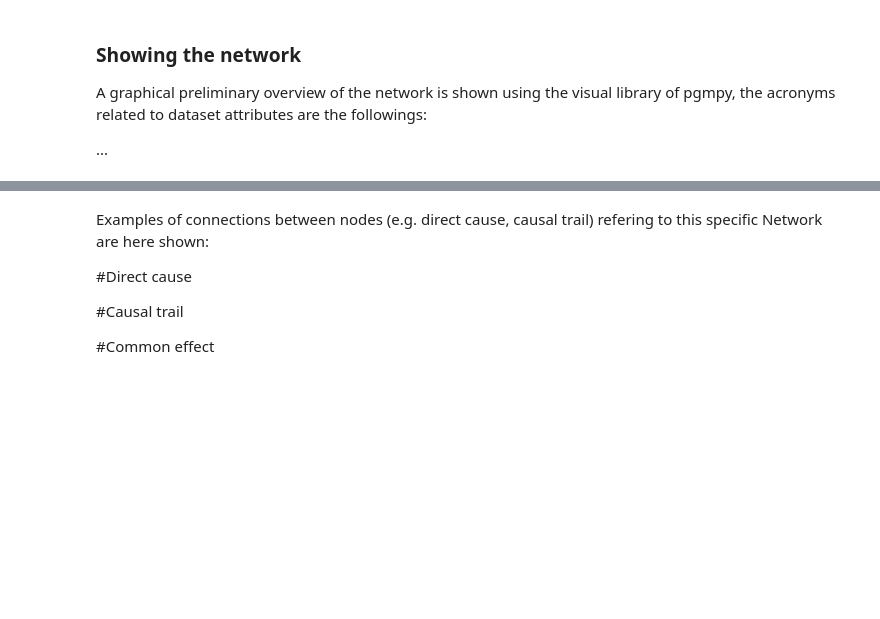
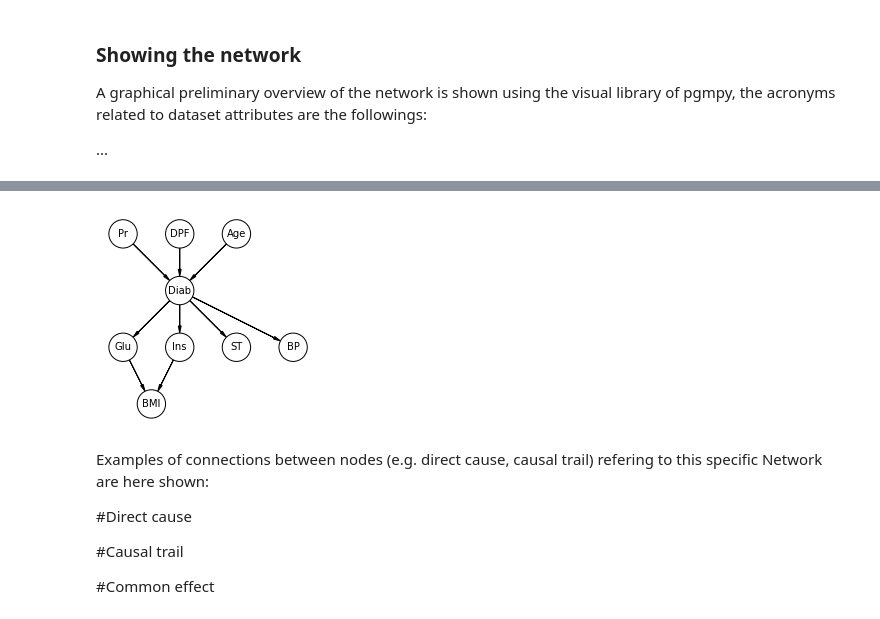
Before and after one commit to LucaZucchini97/Project_Venieri_Zucchini, a Jupyter notebook: FAIKR3_project_Venieri_Zucchini.ipynb, the cells around one changed output, grey strips where cells are left out. Cells and saved outputs as stored; diff of their text form; code cells hidden in the pictures; blank space fills up the shorter version.

Commit message:
network daft

```diff
--- a/FAIKR3_project_Venieri_Zucchini.ipynb
+++ b/FAIKR3_project_Venieri_Zucchini.ipynb
@@ -108,44 +190,37 @@ A graphical preliminary overview of the network is shown using the visual librar
 # %%
 import daft
 import matplotlib.pyplot as plt
 from daft import PGM
 
-pgm = PGM(shape=[6, 7])
+pgm = PGM()
 
-pgm.add_node(daft.Node('Gen', r"Gen", 2, 6))
-pgm.add_node(daft.Node('Age', r"Age", 1, 6))
-pgm.add_node(daft.Node('CPK', r"CPK", 3, 6))
-pgm.add_node(daft.Node('Smo', r"Smo", 4, 6))
-pgm.add_node(daft.Node('Sod', r"Sod", 5, 6))
+pgm.add_node(daft.Node('Pr', "Pr", 1, 4))
+pgm.add_node(daft.Node('DPF', "DPF", 2, 4))
+pgm.add_node(daft.Node('Age', "Age", 3, 4))
 
+pgm.add_node(daft.Node('Diab', "Diab", 2, 3))
 
-pgm.add_node(daft.Node('Ana', r"Ana", 2, 5))
+pgm.add_node(daft.Node('Glu', "Glu", 1, 2))
+pgm.add_node(daft.Node('Ins', "Ins", 2, 2))
+pgm.add_node(daft.Node('ST', "ST", 3, 2))
+pgm.add_node(daft.Node('BP', "BP", 4, 2))
 
-pgm.add_node(daft.Node('Dia', r"Dia", 1, 3))
-pgm.add_node(daft.Node('Blo', r"Blo", 3, 3))
+pgm.add_node(daft.Node('BMI', "BMI", 1.5, 1))
 
-pgm.add_node(daft.Node('Fai', r"Fai", 3, 2))
-
-pgm.add_node(daft.Node('Eje', r"Eje", 2, 1))
-pgm.add_node(daft.Node('Pla', r"Pla", 4, 1))
-
-pgm.add_edge('Gen', 'CPK')
-pgm.add_edge('Gen', 'Dia')
-pgm.add_edge('Age', 'Dia')
-pgm.add_edge('Age', 'Ana')
-pgm.add_edge('Gen', 'Ana')
-pgm.add_edge('Dia', 'Blo')
-pgm.add_edge('CPK', 'Blo')
-pgm.add_edge('Ana', 'Blo')
-pgm.add_edge('Smo', 'Blo')
-pgm.add_edge('Sod', 'Blo')
-pgm.add_edge('Blo', 'Fai')
-pgm.add_edge('Dia', 'Fai')
-pgm.add_edge('Fai', 'Eje')
-pgm.add_edge('Fai', 'Pla')
+pgm.add_edge('Pr', 'Diab')
+pgm.add_edge('DPF', 'Diab')
+pgm.add_edge('Age', 'Diab')
+pgm.add_edge('Diab', 'Glu')
+pgm.add_edge('Diab', 'Ins')
+pgm.add_edge('Diab', 'ST')
+pgm.add_edge('Diab', 'BP')
+pgm.add_edge('Glu', 'BMI')
+pgm.add_edge('Ins', 'BMI')
 
 pgm.render()
 plt.show()
+# %% [output]
+[figure, added]
 # %% [markdown]
 Examples of connections between nodes (e.g. direct cause, causal trail) refering to this specific Network are here shown:
 
```
Also changed, not shown: parts of 13 cells of this notebook, 1 other file.
